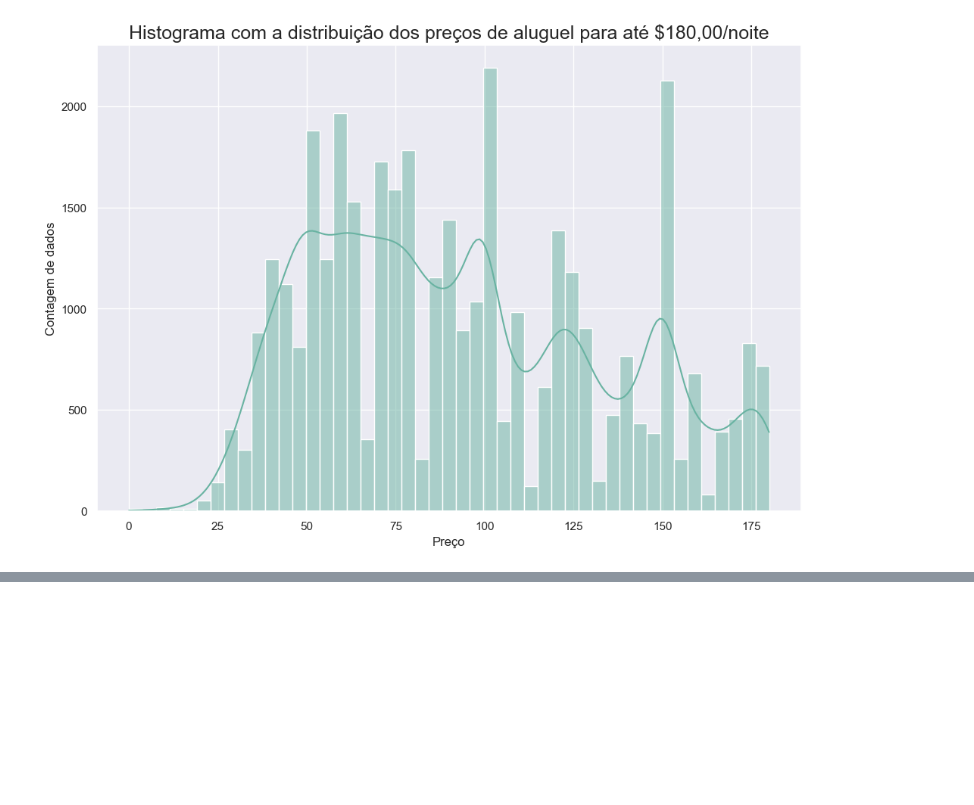
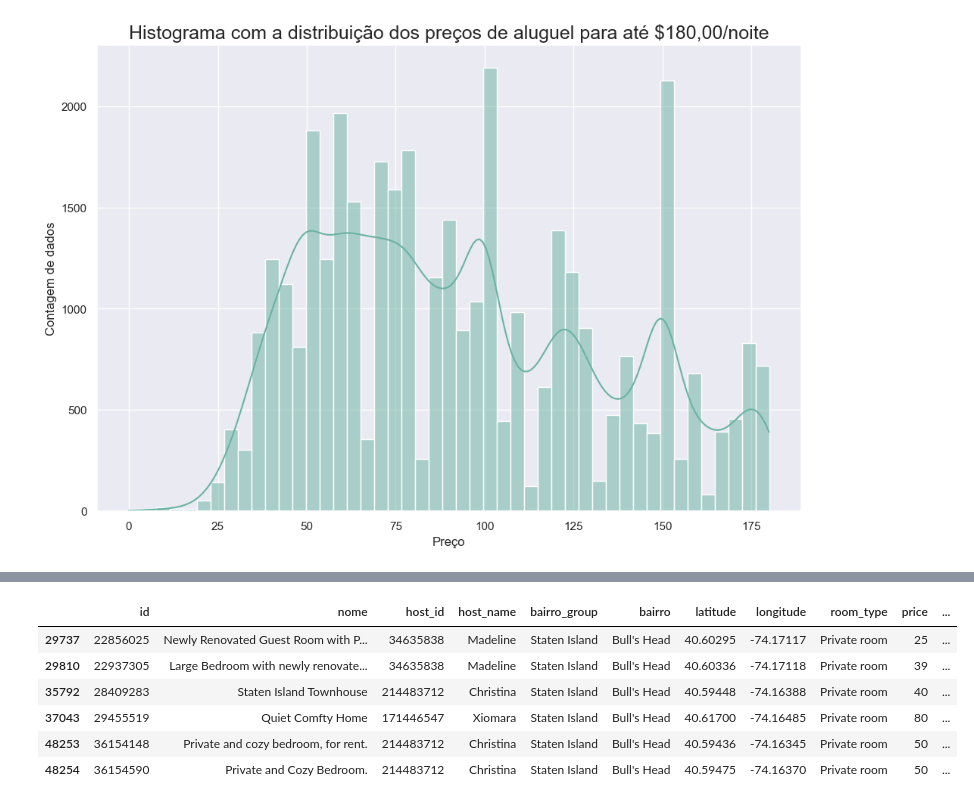
Before and after one commit to rfprates/LH_CD_RODRIGOPRATES, a Jupyter notebook: EDA.ipynb, the cells around one changed output, grey strips where cells are left out. Drawn from its saved outputs; the diff is of its cells as text; code cells hidden in the pictures; blank space fills up the shorter version.

```diff
--- a/EDA.ipynb
+++ b/EDA.ipynb
@@ -383,0 +410,10 @@ Em linhas gerais, ao avaliar os dados da variável 'target', pode-se supor que a
+# %%
+df[df['bairro']=="Bull's Head"]
+# %% [output]
+|  | id | nome | host_id | host_name | bairro_group | bairro | latitude | longitude | room_type | price | ... |
+| 29737 | 22856025 | Newly Renovated Guest Room with P... | 34635838 | Madeline | Staten Island | Bull's Head | 40.60295 | -74.17117 | Private room | 25 | ... |
+| 29810 | 22937305 | Large Bedroom with newly renovate... | 34635838 | Madeline | Staten Island | Bull's Head | 40.60336 | -74.17118 | Private room | 39 | ... |
+| 35792 | 28409283 | Staten Island Townhouse | 214483712 | Christina | Staten Island | Bull's Head | 40.59448 | -74.16388 | Private room | 40 | ... |
+| 37043 | 29455519 | Quiet Comfty Home | 171446547 | Xiomara | Staten Island | Bull's Head | 40.61700 | -74.16485 | Private room | 80 | ... |
+| 48253 | 36154148 | Private and cozy bedroom, for rent. | 214483712 | Christina | Staten Island | Bull's Head | 40.59436 | -74.16345 | Private room | 50 | ... |
+| 48254 | 36154590 | Private and Cozy Bedroom. | 214483712 | Christina | Staten Island | Bull's Head | 40.59475 | -74.16370 | Private room | 50 | ... |
```
Also changed, not shown: parts of 10 cells of this notebook.
